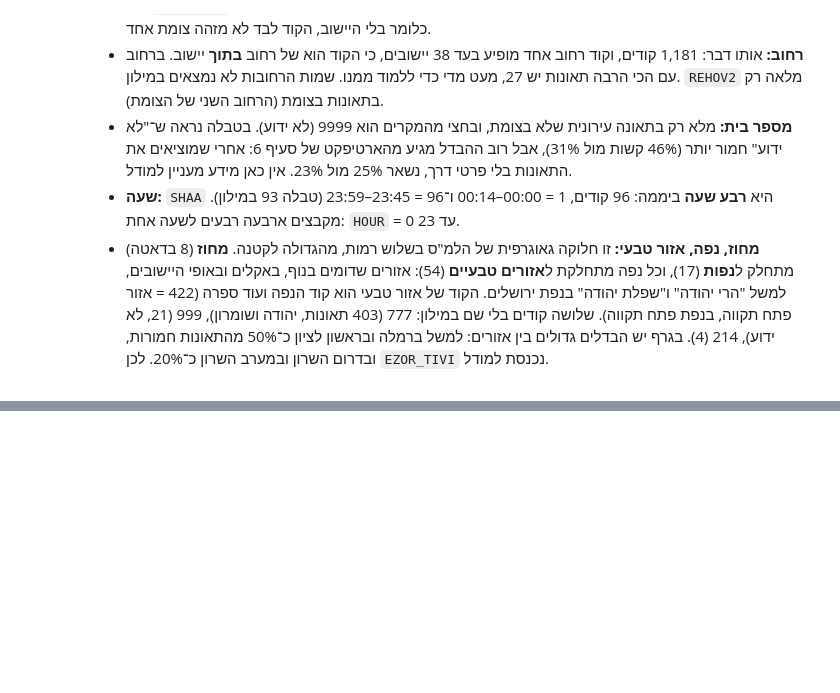
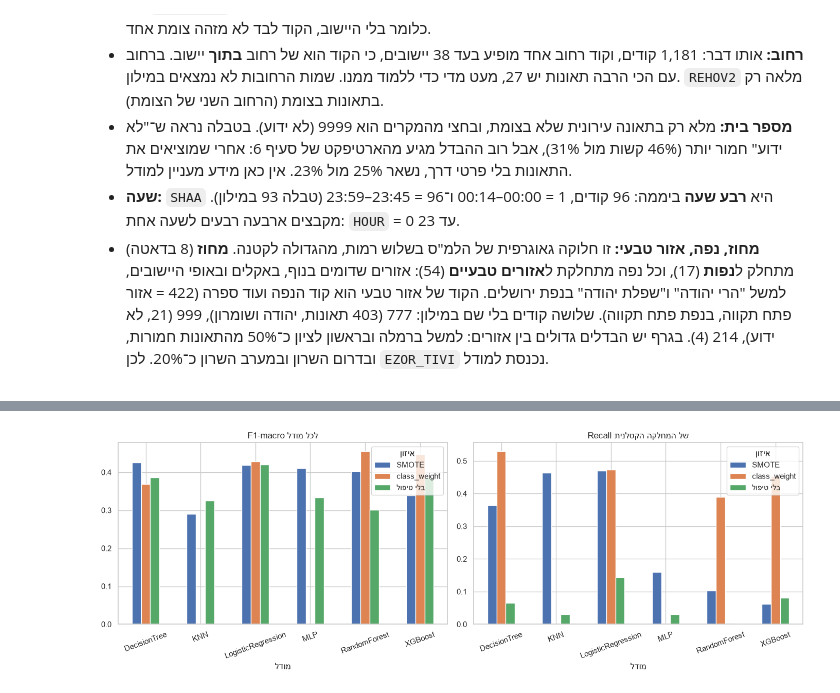
Before and after one commit to Maya171201/road-accidents-severity, a Jupyter notebook: notebooks/road_accidents_severity.ipynb, the cells around one changed output, grey strips where cells are left out. Saved outputs shown, nothing was run; the diff lists cells and outputs as text; code cells hidden in the pictures; blank space fills up the shorter version.

Commit message:
איחוד שתי המחברות למחברת אחת (חלק א': EDA, חלק ב': מודלים)
Co-Authored-By: Claude Opus 5.5 <noreply@anthropic.com>

```diff
--- a/notebooks/01_eda.ipynb
+++ b/notebooks/road_accidents_severity.ipynb
@@ -623,0 +732,14 @@ cities   # יישובים עם 100 תאונות לפחות, מהחמור לקל
+# %%
+### CODE BY CLAUDE ###
+def pr_auc_macro(y_true, proba):
+    y_bin = label_binarize(y_true, classes=[0, 1, 2])
+    return average_precision_score(y_bin, proba, average="macro")
+
+SCORING = {
+    "f1_macro": "f1_macro",
+    "recall_fatal": make_scorer(recall_score, labels=[0], average="macro"),
+    "pr_auc": make_scorer(pr_auc_macro, response_method="predict_proba"),
+    "accuracy": "accuracy",
+}
+CV = StratifiedKFold(n_splits=5, shuffle=True, random_state=RANDOM_STATE)
+####
@@ -623,0 +831,13 @@ cities   # יישובים עם 100 תאונות לפחות, מהחמור לקל
+# %%
+### CODE BY CLAUDE ###
+pivot = results.pivot(index="model", columns="balance", values="f1_macro")
+pivot_r = results.pivot(index="model", columns="balance", values="recall_fatal")
+fig, axes = plt.subplots(1, 2, figsize=(14, 5))
+pivot.plot.bar(ax=axes[0], rot=20); axes[0].set_title("F1-macro לכל מודל")
+pivot_r.plot.bar(ax=axes[1], rot=20); axes[1].set_title("Recall של המחלקה הקטלנית")
+for ax in axes:
+    ax.set_xlabel("מודל"); ax.legend(title="איזון")
+plt.tight_layout(); plt.savefig(FIGURES / "09_experiment1.png", dpi=150); plt.show()
+####
+# %% [output]
+[figure, added]
```
Also changed, not shown: parts of 41 cells of this notebook, 2 other files.
